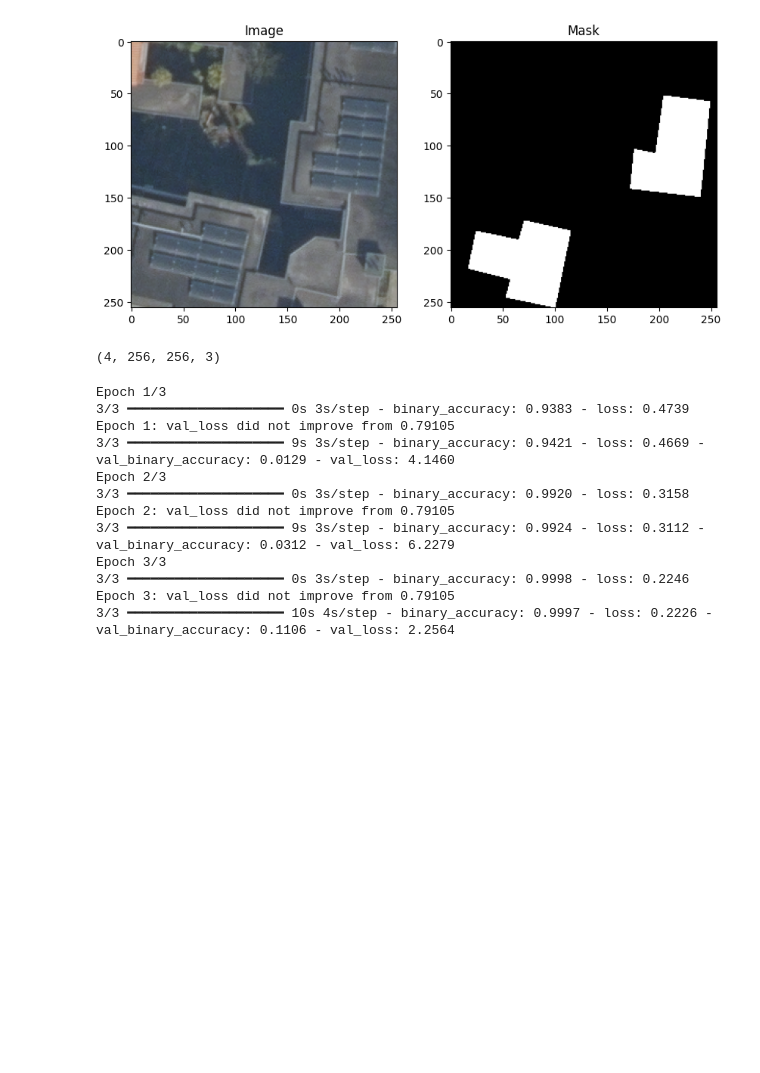
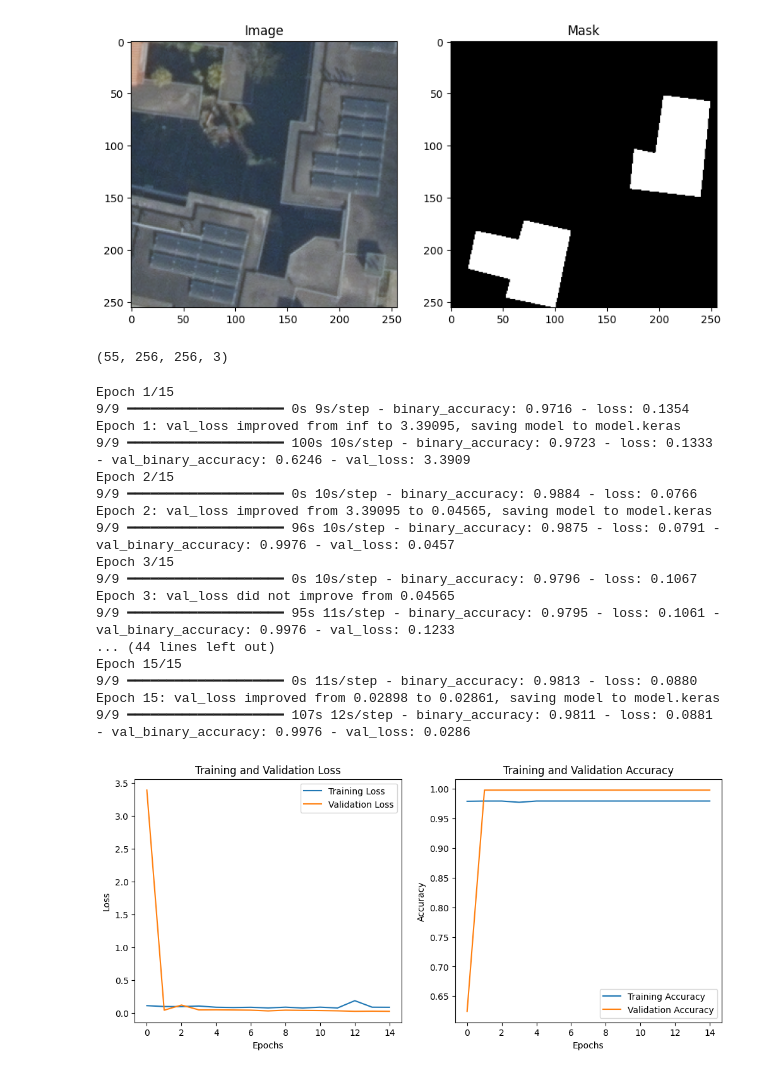
Before and after one commit to FlorisVideler/SSML-group-project, a Jupyter notebook: train_model.ipynb, the cells around one changed output. Cells and saved outputs as stored; diff of their text form; code cells hidden in the pictures; blank space fills up the shorter version.

Commit message:
train example

```diff
--- a/train_model.ipynb
+++ b/train_model.ipynb
@@ -122,12 +122,12 @@ y_train = np.array(y_train)
 X_test = np.array(X_test)
 y_test = np.array(y_test)
 # %%
-X_train = X_train[:10, :, :, :]
-y_train = y_train[:10, :, :]
+# X_train = X_train[:55, :, :, :]
+# y_train = y_train[:55, :, :]
 # %%
 X_train.shape
 # %% [output]
-(4, 256, 256, 3)
+(55, 256, 256, 3)
 # %%
 def conv_block(inputs, num_filters):
     x = layers.Conv2D(num_filters, 3, padding="same")(inputs)
@@ -185,21 +185,59 @@ model_checkpoint_callback = ModelCheckpoint(
 # Now, include this callback in your model.fit() call
 history = model.fit(
     X_train, y_train,
-    epochs=3,
-    batch_size=1,
+    epochs=15,
+    batch_size=5,
     validation_split=0.25,
     callbacks=[model_checkpoint_callback],  # Include the callback here
     verbose=1)
 # %% [output]
-Epoch 1/3
-3/3 ━━━━━━━━━━━━━━━━━━━━ 0s 3s/step - binary_accuracy: 0.9383 - loss: 0.4739
-Epoch 1: val_loss did not improve from 0.79105
-3/3 ━━━━━━━━━━━━━━━━━━━━ 9s 3s/step - binary_accuracy: 0.9421 - loss: 0.4669 - val_binary_accuracy: 0.0129 - val_loss: 4.1460
-Epoch 2/3
-3/3 ━━━━━━━━━━━━━━━━━━━━ 0s 3s/step - binary_accuracy: 0.9920 - loss: 0.3158
-Epoch 2: val_loss did not improve from 0.79105
-3/3 ━━━━━━━━━━━━━━━━━━━━ 9s 3s/step - binary_accuracy: 0.9924 - loss: 0.3112 - val_binary_accuracy: 0.0312 - val_loss: 6.2279
-Epoch 3/3
-3/3 ━━━━━━━━━━━━━━━━━━━━ 0s 3s/step - binary_accuracy: 0.9998 - loss: 0.2246
-Epoch 3: val_loss did not improve from 0.79105
-3/3 ━━━━━━━━━━━━━━━━━━━━ 10s 4s/step - binary_accuracy: 0.9997 - loss: 0.2226 - val_binary_accuracy: 0.1106 - val_loss: 2.2564
+Epoch 1/15
+9/9 ━━━━━━━━━━━━━━━━━━━━ 0s 9s/step - binary_accuracy: 0.9716 - loss: 0.1354
+Epoch 1: val_loss improved from inf to 3.39095, saving model to model.keras
+9/9 ━━━━━━━━━━━━━━━━━━━━ 100s 10s/step - binary_accuracy: 0.9723 - loss: 0.1333 - val_binary_accuracy: 0.6246 - val_loss: 3.3909
+Epoch 2/15
+9/9 ━━━━━━━━━━━━━━━━━━━━ 0s 10s/step - binary_accuracy: 0.9884 - loss: 0.0766
+Epoch 2: val_loss improved from 3.39095 to 0.04565, saving model to model.keras
+9/9 ━━━━━━━━━━━━━━━━━━━━ 96s 10s/step - binary_accuracy: 0.9875 - loss: 0.0791 - val_binary_accuracy: 0.9976 - val_loss: 0.0457
+Epoch 3/15
+9/9 ━━━━━━━━━━━━━━━━━━━━ 0s 10s/step - binary_accuracy: 0.9796 - loss: 0.1067
+Epoch 3: val_loss did not improve from 0.04565
+9/9 ━━━━━━━━━━━━━━━━━━━━ 95s 11s/step - binary_accuracy: 0.9795 - loss: 0.1061 - val_binary_accuracy: 0.9976 - val_loss: 0.1233
+... (44 lines left out)
+Epoch 15/15
+9/9 ━━━━━━━━━━━━━━━━━━━━ 0s 11s/step - binary_accuracy: 0.9813 - loss: 0.0880
+Epoch 15: val_loss improved from 0.02898 to 0.02861, saving model to model.keras
+9/9 ━━━━━━━━━━━━━━━━━━━━ 107s 12s/step - binary_accuracy: 0.9811 - loss: 0.0881 - val_binary_accuracy: 0.9976 - val_loss: 0.0286
+# %%
+# Extracting the history of training and validation loss
+loss = history.history['loss']
+val_loss = history.history['val_loss']
+
+# Extracting the history of training and validation accuracy
+# Note: Replace 'accuracy' with 'acc' if your Keras version uses 'acc' instead
+accuracy = history.history['binary_accuracy']
+val_accuracy = history.history['val_binary_accuracy']
+
+# Setting up the subplot for loss
+plt.figure(figsize=(12, 5))
+
+plt.subplot(1, 2, 1)
+plt.plot(loss, label='Training Loss')
+plt.plot(val_loss, label='Validation Loss')
+plt.title('Training and Validation Loss')
+plt.xlabel('Epochs')
+plt.ylabel('Loss')
+plt.legend()
+
+# Setting up the subplot for accuracy
+plt.subplot(1, 2, 2)
+plt.plot(accuracy, label='Training Accuracy')
+plt.plot(val_accuracy, label='Validation Accuracy')
+plt.title('Training and Validation Accuracy')
+plt.xlabel('Epochs')
+plt.ylabel('Accuracy')
+plt.legend()
+
+plt.show()
+# %% [output]
+[figure, added]
```
Also changed, not shown: parts of 5 cells of this notebook.
